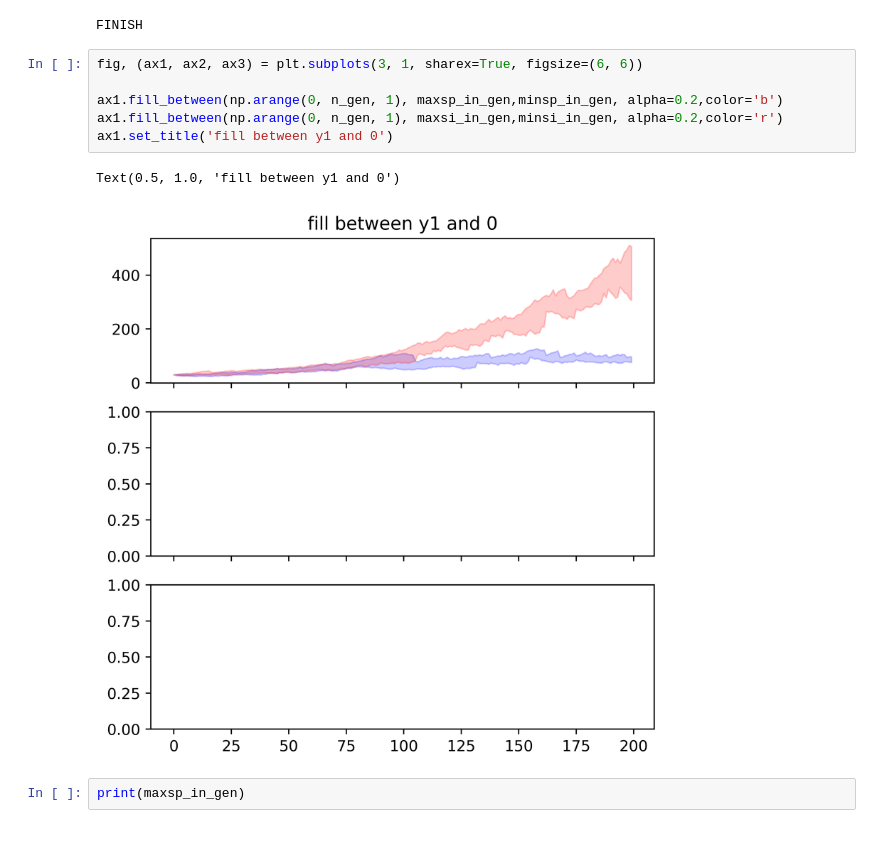
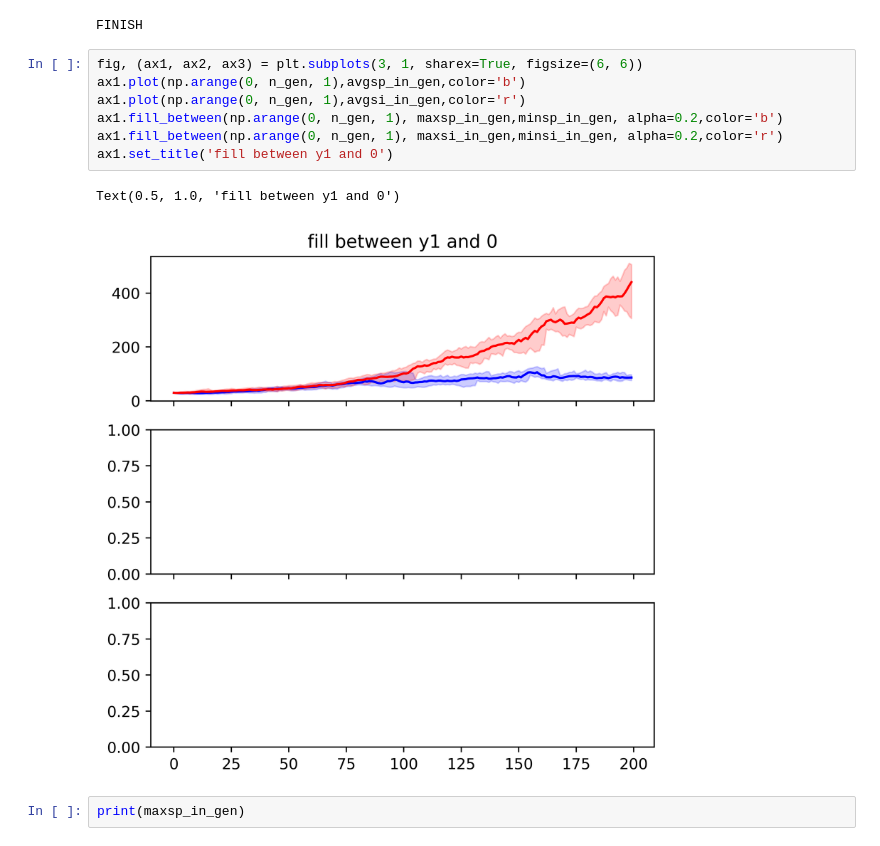
Before and after one commit to markerxz/naturalselection, a Jupyter notebook: genetic_simulation.ipynb, the cells around one changed output. Saved outputs shown, nothing was run; the diff lists cells and outputs as text.

Commit message:
update plot func

```diff
--- a/genetic_simulation.ipynb
+++ b/genetic_simulation.ipynb
@@ -179,13 +179,14 @@ print("FINISH")
 FINISH
 # %%
 fig, (ax1, ax2, ax3) = plt.subplots(3, 1, sharex=True, figsize=(6, 6))
-
+ax1.plot(np.arange(0, n_gen, 1),avgsp_in_gen,color='b')
+ax1.plot(np.arange(0, n_gen, 1),avgsi_in_gen,color='r')
 ax1.fill_between(np.arange(0, n_gen, 1), maxsp_in_gen,minsp_in_gen, alpha=0.2,color='b')
 ax1.fill_between(np.arange(0, n_gen, 1), maxsi_in_gen,minsi_in_gen, alpha=0.2,color='r')
 ax1.set_title('fill between y1 and 0')
 # %% [output]
 Text(0.5, 1.0, 'fill between y1 and 0')
-[figure, old version]
+[figure, new version]
 # %%
 print(maxsp_in_gen)
 # %% [output]
```
